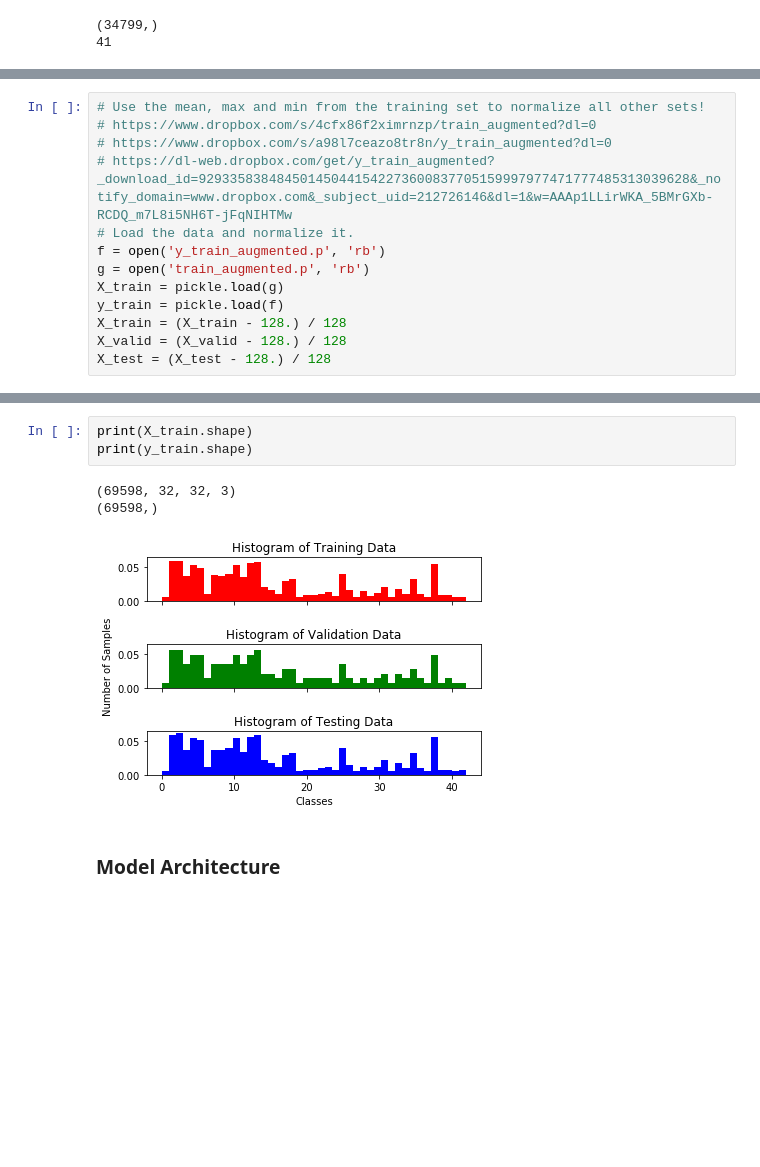
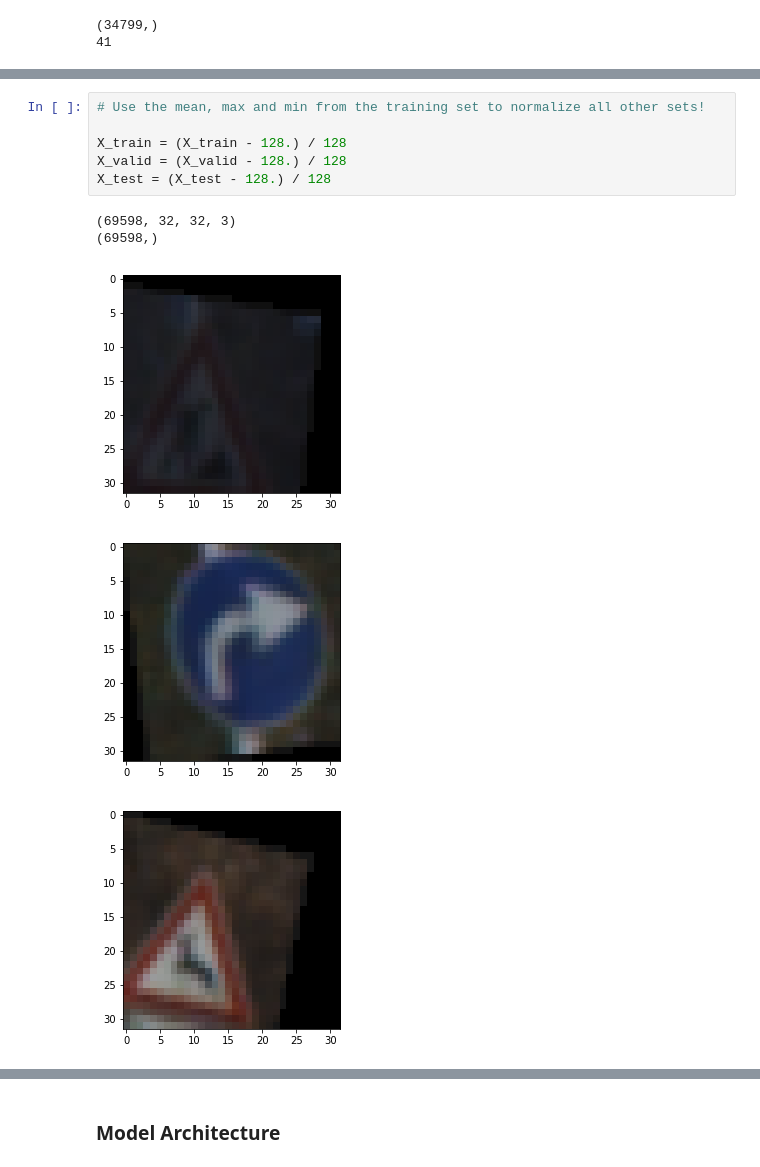
Before and after one commit to Thayjes/Traffic-Sign-Classifier, a Jupyter notebook: Traffic_Sign_Classifier_AWS2.1.ipynb, the cells around one changed output, grey strips where cells are left out. Drawn from its saved outputs; the diff is of its cells as text; blank space fills up the shorter version.

```diff
--- a/Traffic_Sign_Classifier_AWS2.1.ipynb
+++ b/Traffic_Sign_Classifier_AWS2.1.ipynb
@@ -250,13 +261,12 @@ for i in range(len(X_train)):
 # %%
 # Use the mean, max and min from the training set to normalize all other sets!
-# https://www.dropbox.com/s/4cfx86f2ximrnzp/train_augmented?dl=0
-# https://www.dropbox.com/s/a98l7ceazo8tr8n/y_train_augmented?dl=0
-# https://dl-web.dropbox.com/get/y_train_augmented?_download_id=929335838484501450441542273600837705159997977471777485313039628&_notify_domain=www.dropbox.com&_subject_uid=212726146&dl=1&w=AAAp1LLirWKA_5BMrGXb-RCDQ_m7L8i5NH6T-jFqNIHTMw
-# Load the data and normalize it.
-f = open('y_train_augmented.p', 'rb')
-g = open('train_augmented.p', 'rb')
-X_train = pickle.load(g)
-y_train = pickle.load(f)
+
 X_train = (X_train - 128.) / 128
 X_valid = (X_valid - 128.) / 128
 X_test = (X_test - 128.) / 128
+# %% [output]
+(69598, 32, 32, 3)
+(69598,)
+[figure, added]
+[figure, added]
+[figure, added]
@@ -263,10 +275,3 @@ X_test = (X_test - 128.) / 128
-# %%
-print(X_train.shape)
-print(y_train.shape)
-# %% [output]
-(69598, 32, 32, 3)
-(69598,)
-[figure, removed]
 # %% [markdown]
 ### Model Architecture
 # %%
```
Also changed, not shown: parts of 11 cells of this notebook.
